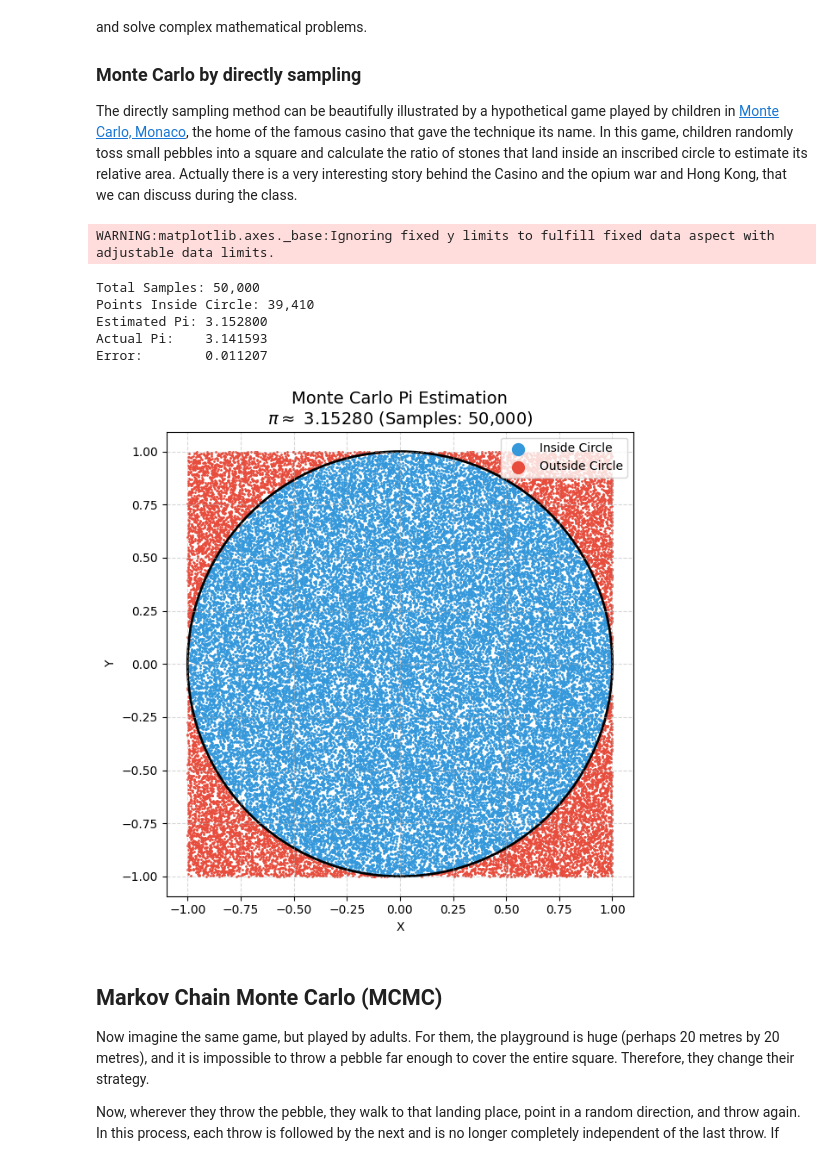
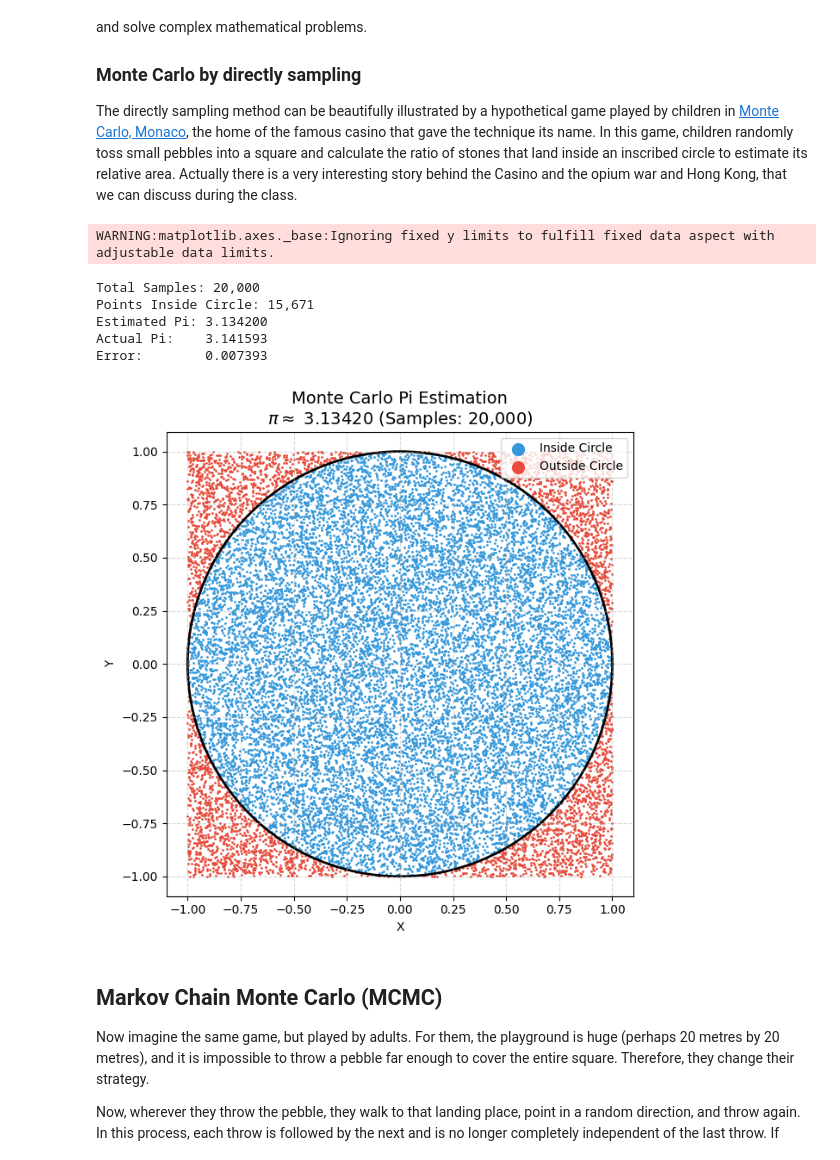
Before and after one commit to RENSHUZHE/HKU-DQMC, a Jupyter notebook: DQMC_Part_1_Prerequisite.ipynb, the cells around one changed output. Saved outputs shown, nothing was run; the diff lists cells and outputs as text; code cells hidden in the pictures.

```diff
--- a/DQMC_Part_1_Prerequisite.ipynb
+++ b/DQMC_Part_1_Prerequisite.ipynb
@@ -14,7 +14,7 @@ The Monte Carlo method is a computational technique that uses random sampling to
 
 The directly sampling method can be beautifully illustrated by a hypothetical game played by children in [Monte Carlo, Monaco](https://en.wikipedia.org/wiki/Monte_Carlo), the home of the famous casino that gave the technique its name. In this game, children randomly toss small pebbles into a square and calculate the ratio of stones that land inside an inscribed circle to estimate its relative area. Actually there is a very interesting story behind the Casino and the opium war and Hong Kong, that we can discuss during the class.
 # %%
-def estimate_pi(num_samples=100000):
+def estimate_pi(num_samples):
     # 1. Generate random (x, y) coordinates between -1 and 1
     # This represents throwing pebbles randomly into a 2x2 square
     points = np.random.uniform(-1, 1, size=(num_samples, 2))
@@ -33,39 +33,39 @@ def estimate_pi(num_samples=100000):
     print(f"Estimated Pi: {pi_estimate:.6f}")
     print(f"Actual Pi:    {np.pi:.6f}")
     print(f"Error:        {abs(pi_estimate - np.pi):.6f}")
 
     # 4. Visualise the simulation
     plt.figure(figsize=(7, 7))
 
     # Plot points inside the circle in blue, outside in red
     plt.scatter(x[inside_circle], y[inside_circle], color='#3498db', s=1, label='Inside Circle')
     plt.scatter(x[~inside_circle], y[~inside_circle], color='#e74c3c', s=1, label='Outside Circle')
 
     # Draw the boundary circle line
     circle = plt.Circle((0, 0), 1, color='black', fill=False, linewidth=2)
     plt.gca().add_patch(circle)
 
     plt.title(f"Monte Carlo Pi Estimation\n$\pi \\approx$ {pi_estimate:.5f} (Samples: {num_samples:,})", fontsize=14)
     plt.xlabel("X")
     plt.ylabel("Y")
     plt.axis("equal")
     plt.xlim(-1.1, 1.1)
     plt.ylim(-1.1, 1.1)
     plt.legend(loc='upper right', markerscale=10)
     plt.grid(True, linestyle='--', alpha=0.5)
 
     plt.show()
 
 # Run the simulation
-estimate_pi(num_samples=50000)
+estimate_pi(num_samples=20000)
 # %% [output]
 WARNING:matplotlib.axes._base:Ignoring fixed y limits to fulfill fixed data aspect with adjustable data limits.
-Total Samples: 50,000
-Points Inside Circle: 39,410
-Estimated Pi: 3.152800
+Total Samples: 20,000
+Points Inside Circle: 15,671
+Estimated Pi: 3.134200
 Actual Pi:    3.141593
-Error:        0.011207
+Error:        0.007393
-[figure, old version]
+[figure, new version]
 # %% [markdown]
 ## Markov Chain Monte Carlo (MCMC)
 
```
